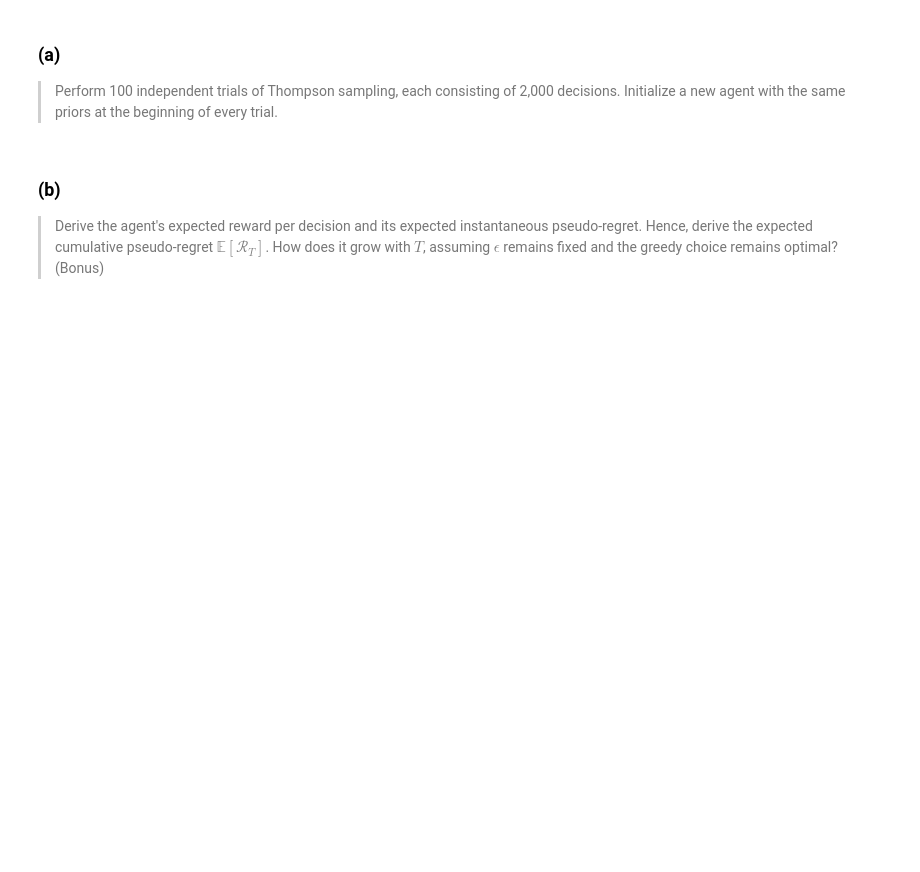
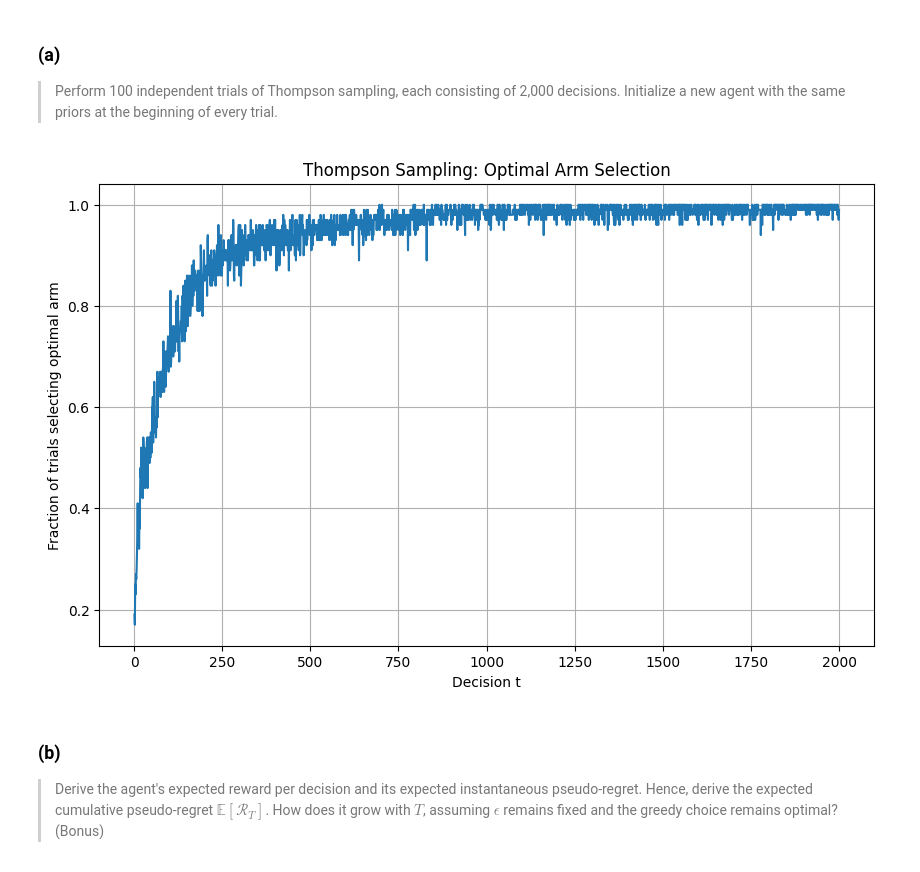
Before and after one commit to OFCLeoS/iml_2026, a Jupyter notebook: homework_2.ipynb, the cells around one changed output. Drawn from its saved outputs; the diff is of its cells as text; code cells hidden in the pictures; blank space fills up the shorter version.

```diff
--- a/homework_2.ipynb
+++ b/homework_2.ipynb
@@ -359,6 +496,50 @@ If we could modify the environment design, we would make it so that the Agent ca
 # %% [markdown]
 ### (a)
 > Perform 100 independent trials of Thompson sampling, each consisting of 2,000 decisions. Initialize a new agent with the same priors at the beginning of every trial.
+# %%
+import numpy as np
+import matplotlib.pyplot as plt
+
+n_trials = 100
+n_decisions = 2000
+
+# Arm 5 has the highest true success probability (0.80)
+optimal_arm = 4
+
+# Store the arm selected at every decision in every trial
+selections = np.zeros((n_trials, n_decisions))
+
+# Run 100 independent trials
+for j in range(n_trials):
+
+    # Create a fresh bandit and agent for each trial
+    bandit = Bandit()
+    agent = ThompsonSampling(5)
+
+    for t in range(n_decisions):
+        arm = agent.select_arm()
+        reward = bandit.pull(arm)
+        agent.update(arm, reward)
+
+        selections[j, t] = arm
+
+# Check whether the optimal arm was selected
+optimal_selections = (selections == optimal_arm)
+
+# Calculate the fraction of trials selecting the optimal arm
+p_t = np.mean(optimal_selections, axis=0)
+
+# Plot the results
+plt.figure(figsize=(10, 6))
+plt.plot(range(1, n_decisions + 1), p_t)
+
+plt.xlabel("Decision t")
+plt.ylabel("Fraction of trials selecting optimal arm")
+plt.title("Thompson Sampling: Optimal Arm Selection")
+plt.grid()
+plt.show()
+# %% [output]
+[figure, added]
 # %% [markdown]
 ### (b)
 > Derive the agent's expected reward per decision and its expected instantaneous pseudo-regret. Hence, derive the expected cumulative pseudo-regret $\mathbb{E}[\mathcal{R}_T]$. How does it grow with $T$, assuming $\epsilon$ remains fixed and the greedy choice remains optimal? (Bonus)
```
Also changed, not shown: parts of 9 cells of this notebook.
